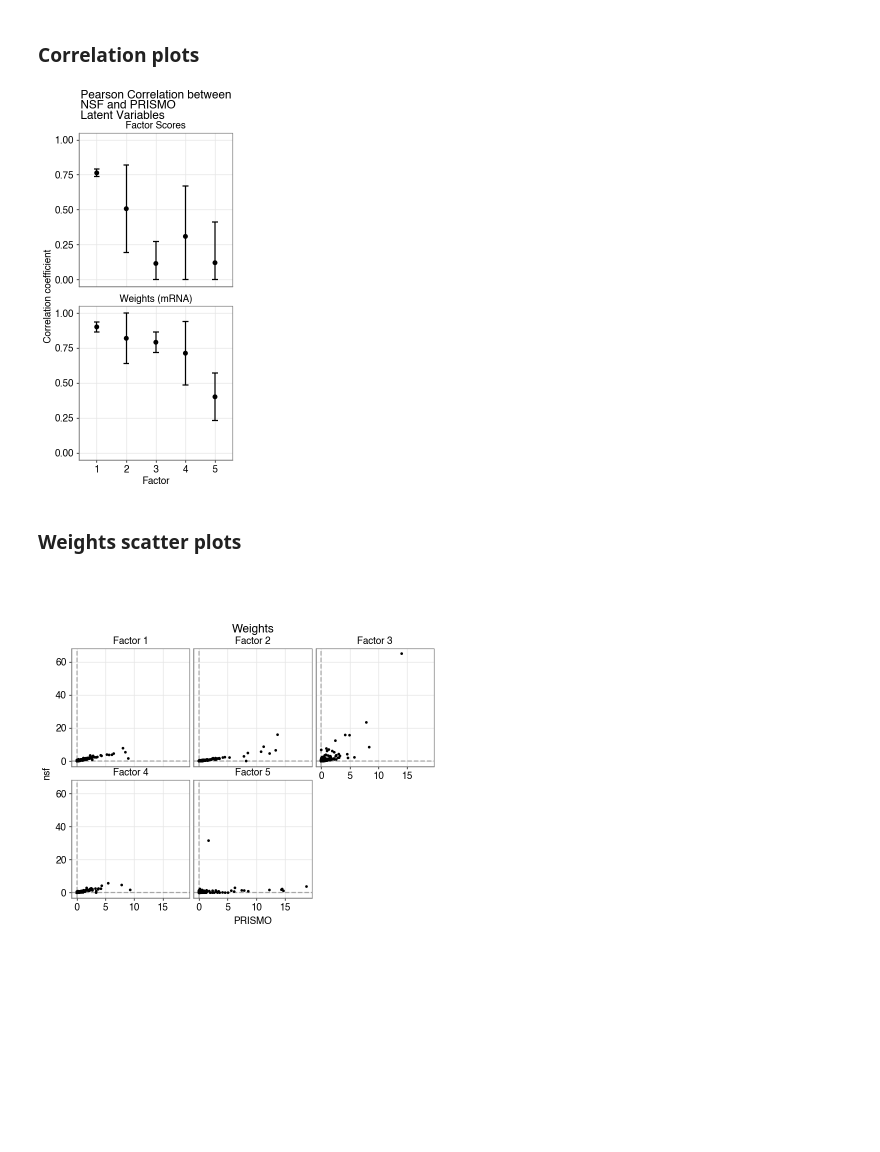
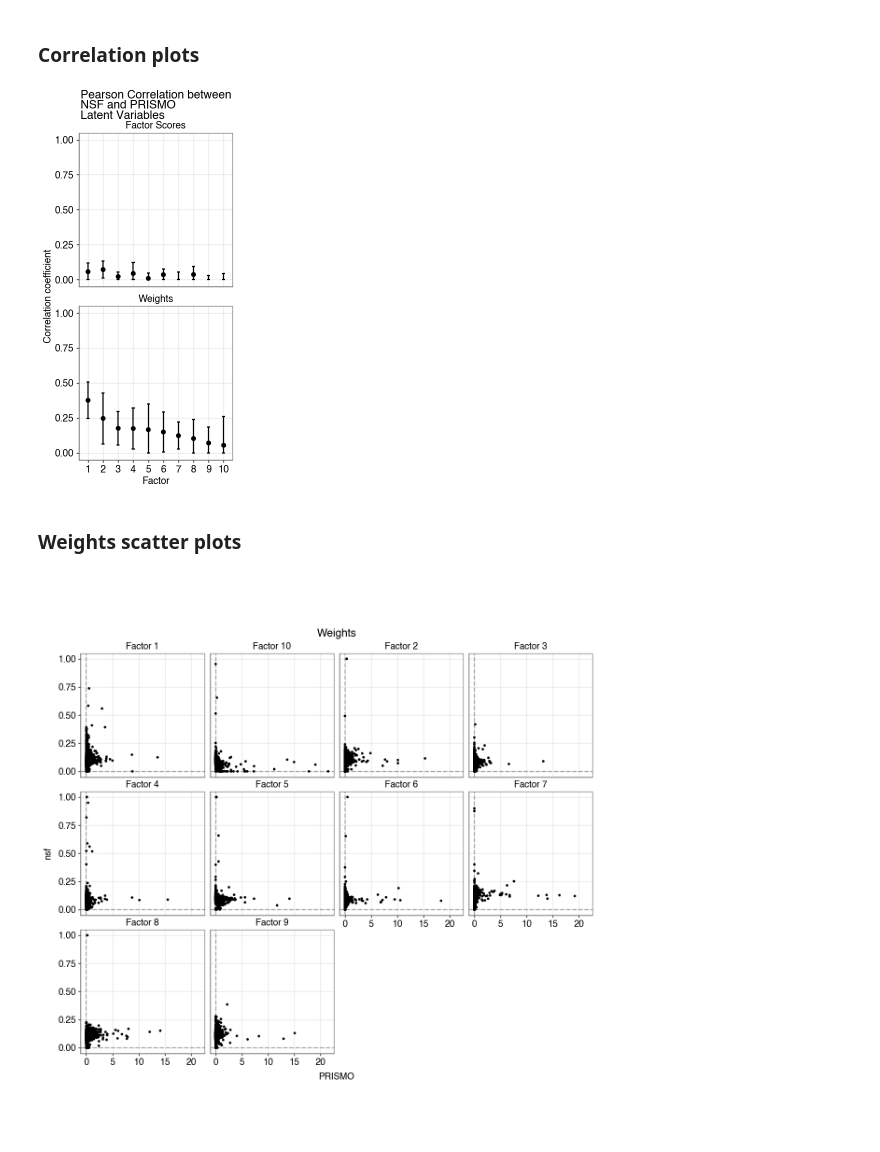
Before and after one commit to bioFAM/mofaflex-analysis, a Jupyter notebook: comparison_nsf/analysis.ipynb, the cells around one changed output. Cells and saved outputs as stored; diff of their text form; code cells hidden in the pictures; blank space fills up the shorter version.

```diff
--- a/comparison_nsf/analysis.ipynb
+++ b/comparison_nsf/analysis.ipynb
@@ -29,3 +25,6 @@ The autoreload extension is already loaded. To reload it, use:
   %reload_ext autoreload
 # %%
 data = load_nsf_slideseq()
+# %%
+insfh = pkl.load(open("insfh.pkl", "rb"))
+insfh_lda = pkl.load(open("insfh_lda.pkl", "rb"))
@@ -77,22 +113,22 @@ df = []
 for seed in range(10):
     corr = []
     for i in range(n_factors):
-        corr.append(pearsonr(w_prismo[seed][view].iloc[:, i], w_nsf[view].iloc[:, i])[0].item())
+        corr.append(pearsonr(w_prismo[seed].iloc[:, i], w_nsf.iloc[:, i])[0].item())
     df.append(pd.DataFrame(corr, columns=[f"corr"]))
     df[-1]["seed"] = seed
     df[-1]["factor"] = [f"{i+1}" for i in range(n_factors)]
-    df[-1]["lv"] = f"Weights ({view})"
+    df[-1]["lv"] = "Weights"
 
 df = pd.concat(df, axis=0)
 new_order = df.groupby("factor", observed=True)["corr"].mean().sort_values(ascending=False).index.astype(int) - 1
 
-w_nsf["mRNA"] = w_nsf["mRNA"].iloc[:, new_order]
-w_nsf["mRNA"].columns = [f"Factor {i+1}" for i in range(w_nsf["mRNA"].shape[1])]
+w_nsf = w_nsf.iloc[:, new_order]
+w_nsf.columns = [f"Factor {i+1}" for i in range(w_nsf.shape[1])]
 z_nsf = z_nsf.iloc[:, new_order]
 z_nsf.columns = [f"Factor {i+1}" for i in range(z_nsf.shape[1])]
 for seed in range(10):
-    w_prismo[seed]["mRNA"] = w_prismo[seed]["mRNA"].iloc[:, new_order]
-    w_prismo[seed]["mRNA"].columns = [f"Factor {i+1}" for i in range(w_prismo[seed]["mRNA"].shape[1])]
+    w_prismo[seed] = w_prismo[seed].iloc[:, new_order]
+    w_prismo[seed].columns = [f"Factor {i+1}" for i in range(w_prismo[seed].shape[1])]
     z_prismo[seed] = z_prismo[seed].iloc[:, new_order]
     z_prismo[seed].columns = [f"Factor {i+1}" for i in range(z_prismo[seed].shape[1])]
 # %% [markdown]
@@ -112,14 +148,13 @@ for seed in seeds:
     df[-1]["factor"] = [f"{i+1}" for i in range(n_factors)]
     df[-1]["lv"] = "Factor Scores"
 
-    for view in views:
-        corr = []
-        for i in range(n_factors):
-            corr.append(pearsonr(w_prismo[seed][view].iloc[:, i], w_nsf[view].iloc[:, i])[0].item())
-        df.append(pd.DataFrame(corr, columns=[f"corr"]))
-        df[-1]["seed"] = seed
-        df[-1]["factor"] = [f"{i+1}" for i in range(n_factors)]
-        df[-1]["lv"] = f"Weights ({view})"
+    corr = []
+    for i in range(n_factors):
+        corr.append(pearsonr(w_prismo[seed].iloc[:, i], w_nsf.iloc[:, i])[0].item())
+    df.append(pd.DataFrame(corr, columns=[f"corr"]))
+    df[-1]["seed"] = seed
+    df[-1]["factor"] = [f"{i+1}" for i in range(n_factors)]
+    df[-1]["lv"] = "Weights"
 
 df = pd.concat(df, axis=0)
 
@@ -147,41 +182,41 @@ fig = plot.draw()
 fig.savefig("plots/correlations.pdf")
 plot.show()
 # %% [output]
-[figure, old version]
+[figure, new version]
 # %% [markdown]
 ### Weights scatter plots
 # %%
-factors = ["Factor 1", "Factor 2", "Factor 3", "Factor 4", "Factor 5"]
-seed = 1
+factors = [f"Factor {i}" for i in range(1, w_nsf.shape[1]+1)]
+seed = 0
 
 df_list = []
 for factor in factors:
-    df = pd.DataFrame(w_prismo[seed][view][factor])
+    df = pd.DataFrame(w_prismo[seed][factor])
     df.columns = ["weight_prismo"]
-    df["weight_nsf"] = w_nsf[view][factor]
+    df["weight_nsf"] = w_nsf[factor]
     df["weight_prismo_abs"] = df["weight_prismo"].abs()
     df["weight_nsf_abs"] = df["weight_nsf"].abs()
     df["factor"] = factor
     df_list.append(df)
 
 # Concatenate all the DataFrames
 df_all = pd.concat(df_list, ignore_index=True)
 
 plot = (
     ggplot(df_all, aes(x="weight_prismo", y="weight_nsf"))
     + geom_point(size=.1)
     + labs(x="PRISMO", y="nsf", title="Weights")
-    + theme(figure_size=(4, 4))
+    + theme(figure_size=(6, 6))
     + geom_hline(yintercept=0, linetype='dashed', color='black', alpha=0.3)
     + geom_vline(xintercept=0, linetype='dashed', color='black', alpha=0.3)
     + facet_wrap("~factor", scales="fixed")
 )
 
 fig = plot.draw()
 fig.savefig("plots/weights.pdf")
 plot.show()
 # %% [output]
-[figure, old version]
+[figure, new version]
 # %%
 seed = 0
 
```
Also changed, not shown: parts of 14 cells of this notebook, 14 other files.
